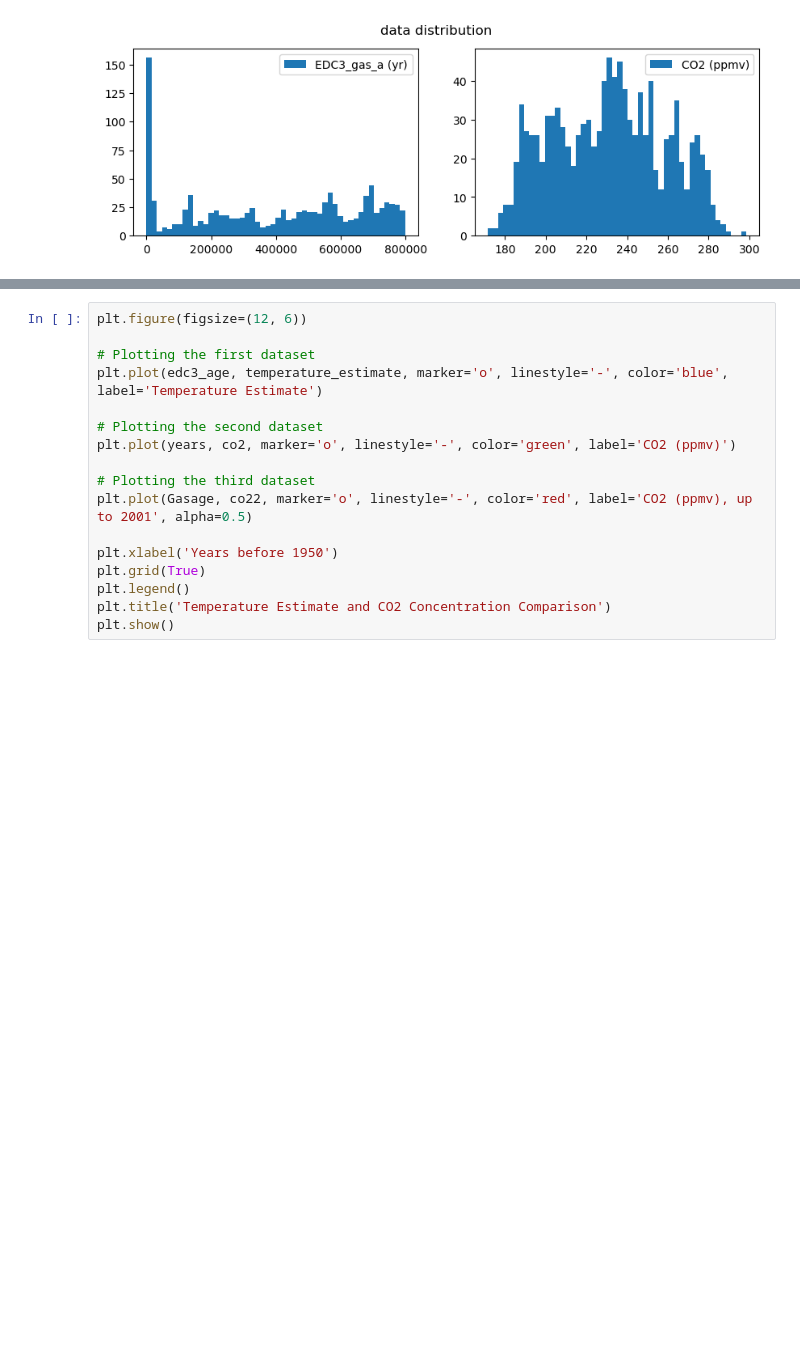
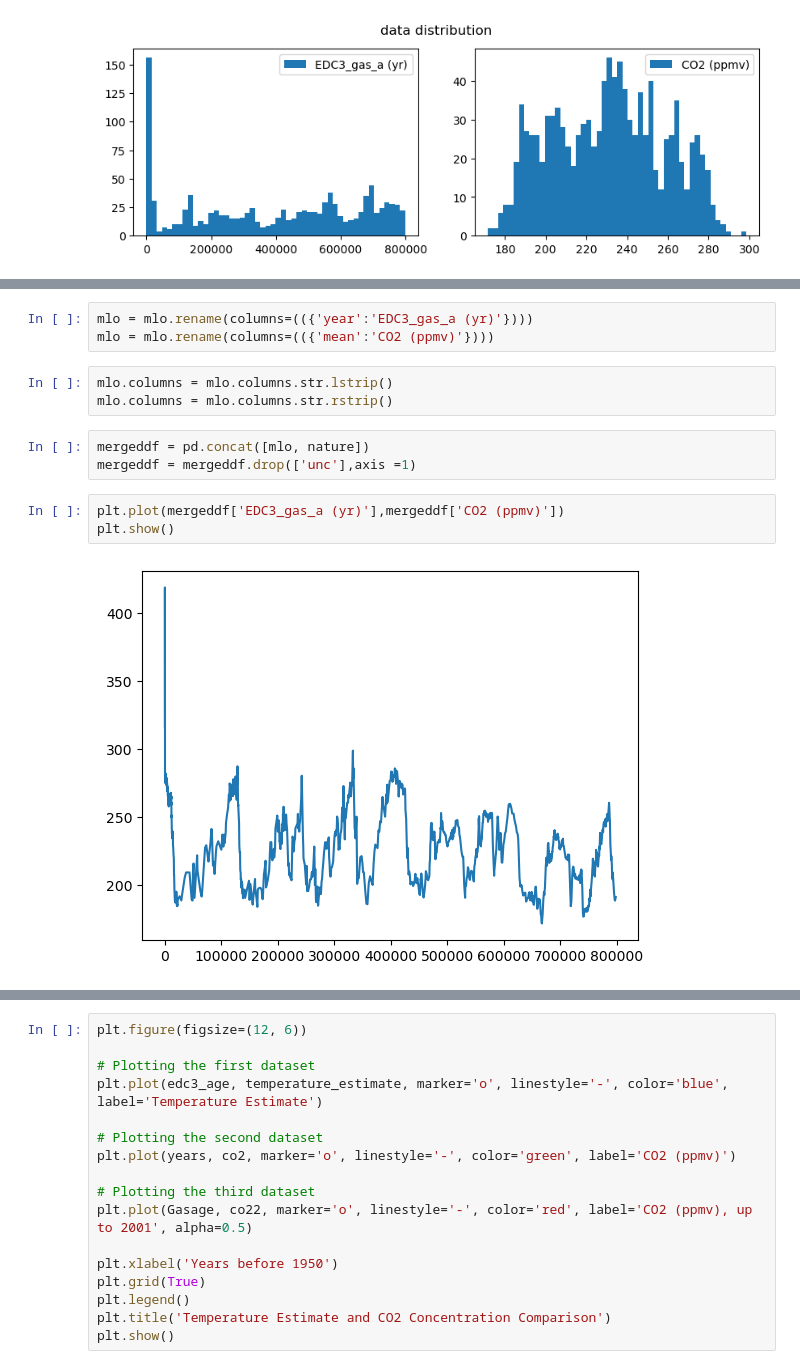
Before and after one commit to keithmmc/pda2, a Jupyter notebook: project2.ipynb, the cells around one changed output, grey strips where cells are left out. Cells and saved outputs as stored; diff of their text form; blank space fills up the shorter version.

```diff
--- a/project2.ipynb
+++ b/project2.ipynb
@@ -152,0 +111,14 @@ plt.show()
+# %%
+mlo = mlo.rename(columns=(({'year':'EDC3_gas_a (yr)'})))
+mlo = mlo.rename(columns=(({'mean':'CO2 (ppmv)'})))
+# %%
+mlo.columns = mlo.columns.str.lstrip()
+mlo.columns = mlo.columns.str.rstrip()
+# %%
+mergeddf = pd.concat([mlo, nature])
+mergeddf = mergeddf.drop(['unc'],axis =1)
+# %%
+plt.plot(mergeddf['EDC3_gas_a (yr)'],mergeddf['CO2 (ppmv)'])
+plt.show()
+# %% [output]
+[figure, added]
```
Also changed, not shown: parts of 40 cells of this notebook.
